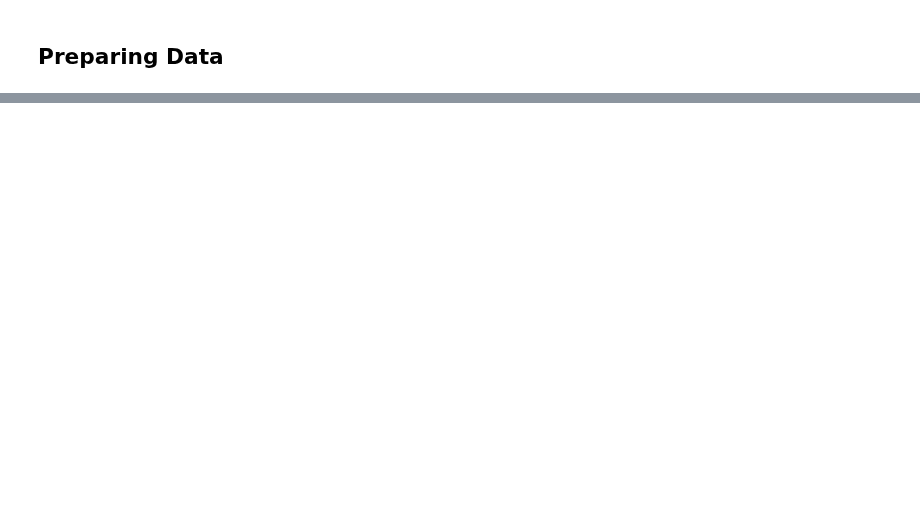
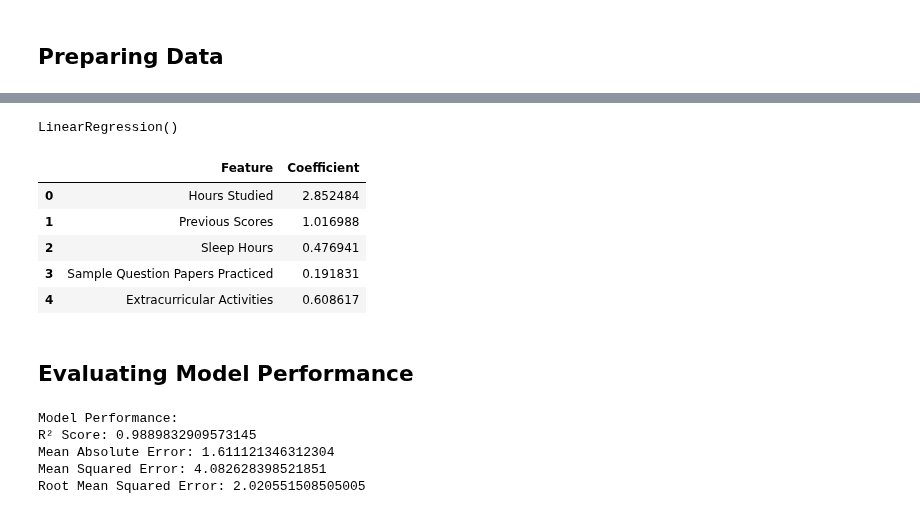
Before and after one commit to sumana-2705/Predicting-Student-Performance-Index, a Jupyter notebook: Predicting Student performance index.ipynb, the cells around one changed output, grey strips where cells are left out. Cells and saved outputs as stored; diff of their text form; code cells hidden in the pictures; blank space fills up the shorter version.

Commit message:
Updated Evaluation Metrics

```diff
--- a/Predicting Student performance index.ipynb
+++ b/Predicting Student performance index.ipynb
@@ -349,0 +124,17 @@ In conclusion, the model demonstrates promising performance with training set co
+# %%
+# Encode categorical column
+data['Extracurricular Activities'] = data['Extracurricular Activities'].map({'Yes':1, 'No':0})
+# %%
+X = data[['Hours Studied',
+        'Previous Scores',
+        'Sleep Hours',
+        'Sample Question Papers Practiced',
+        'Extracurricular Activities']]
+
+y = data['Performance Index']
+# %%
+from sklearn.model_selection import train_test_split
+
+X_train, X_test, y_train, y_test = train_test_split(
+    X, y, test_size=0.2, random_state=42
+)
@@ -349,0 +156,26 @@ In conclusion, the model demonstrates promising performance with training set co
+# %%
+from sklearn.linear_model import LinearRegression
+
+# Create the model
+model = LinearRegression()
+
+# Train (fit) the model
+model.fit(X_train, y_train)
+# %% [output]
+LinearRegression()
+# %%
+coefficients = pd.DataFrame({
+    'Feature': X.columns,
+    'Coefficient': model.coef_
+})
+
+coefficients
+# %% [output]
+|  | Feature | Coefficient |
+| 0 | Hours Studied | 2.852484 |
+| 1 | Previous Scores | 1.016988 |
+| 2 | Sleep Hours | 0.476941 |
+| 3 | Sample Question Papers Practiced | 0.191831 |
+| 4 | Extracurricular Activities | 0.608617 |
+# %% [markdown]
+## Evaluating Model Performance
@@ -349,0 +184,20 @@ In conclusion, the model demonstrates promising performance with training set co
+# %%
+from sklearn.metrics import mean_squared_error, mean_absolute_error, r2_score
+
+
+mse = mean_squared_error(y_test, y_pred)
+rmse = np.sqrt(mse)
+mae = mean_absolute_error(y_test, y_pred)
+r2 = r2_score(y_test, y_pred)
+
+print("Model Performance:")
+print("R² Score:", r2)
+print("Mean Absolute Error:", mae)
+print("Mean Squared Error:", mse)
+print("Root Mean Squared Error:", rmse)
+# %% [output]
+Model Performance:
+R² Score: 0.9889832909573145
+Mean Absolute Error: 1.611121346312304
+Mean Squared Error: 4.082628398521851
+Root Mean Squared Error: 2.020551508505005
```
Also changed, not shown: parts of 52 cells of this notebook.
